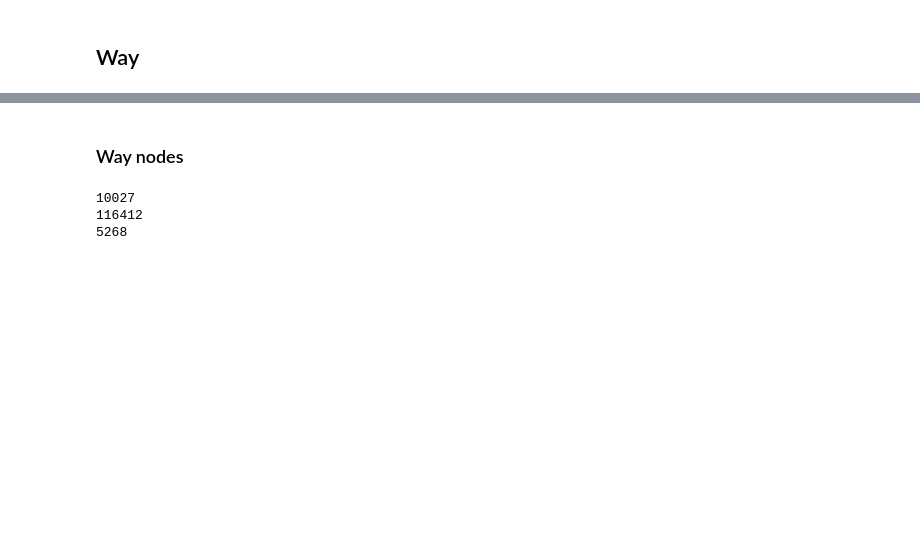
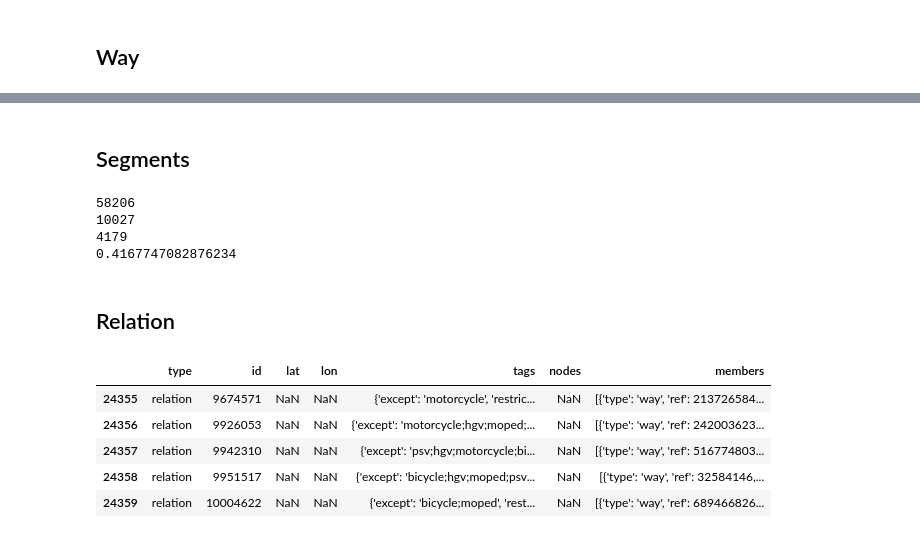
Before and after one commit to An-Sadek/HCM_IOT_GNN, a Jupyter notebook: preprocess/osm_consitency_2020_07_03.ipynb, the cells around one changed output, grey strips where cells are left out. Saved outputs shown, nothing was run; the diff lists cells and outputs as text; code cells hidden in the pictures; blank space fills up the shorter version.

```diff
--- a/preprocess/osm_consitency_2020_07_03.ipynb
+++ b/preprocess/osm_consitency_2020_07_03.ipynb
@@ -208,14 +240,31 @@ print(len(inter_osm_train_edge))
-# %% [markdown]
-### Way nodes
-# %%
-train_segment_nodes = set(train_df[["street_id", "s_node_id", "e_node_id"]].apply(tuple, axis=1))
-osm_way_nodes = set(osm_undirected_edges_df.apply(tuple, axis=1))
-inter_osm_train_edges = osm_way_nodes & train_segment_nodes
-
-print(len(train_segment_nodes))
-print(len(osm_way_nodes))
-print(len(inter_osm_train_edges))
-# %% [output]
-10027
-116412
-5268
+# %% [markdown]
+## Segments
+# %%
+train_edges = set(train_df[["street_id", "s_node_id", "e_node_id"]].apply(tuple, axis=1))
+osm_edges = set(osm_edges_df.apply(tuple, axis=1))
+
+inter_osm_train_edges = train_edges & osm_edges
+print(len(osm_edges))
+print(len(train_edges))
+print(len(inter_osm_train_edges))
+print(
+    len(inter_osm_train_edges) /
+    len(train_edges)
+)
+# %% [output]
+58206
+10027
+4179
+0.4167747082876234
+# %% [markdown]
+## Relation
+# %%
+osm_relation_df = osm_elements[osm_elements["type"] == "relation"]
+osm_relation_df.head()
+# %% [output]
+|  | type | id | lat | lon | tags | nodes | members |
+| 24355 | relation | 9674571 | NaN | NaN | {'except': 'motorcycle', 'restric... | NaN | [{'type': 'way', 'ref': 213726584... |
+| 24356 | relation | 9926053 | NaN | NaN | {'except': 'motorcycle;hgv;moped;... | NaN | [{'type': 'way', 'ref': 242003623... |
+| 24357 | relation | 9942310 | NaN | NaN | {'except': 'psv;hgv;motorcycle;bi... | NaN | [{'type': 'way', 'ref': 516774803... |
+| 24358 | relation | 9951517 | NaN | NaN | {'except': 'bicycle;hgv;moped;psv... | NaN | [{'type': 'way', 'ref': 32584146,... |
+| 24359 | relation | 10004622 | NaN | NaN | {'except': 'bicycle;moped', 'rest... | NaN | [{'type': 'way', 'ref': 689466826... |
```
Also changed, not shown: parts of 11 cells of this notebook, 2 other files.
